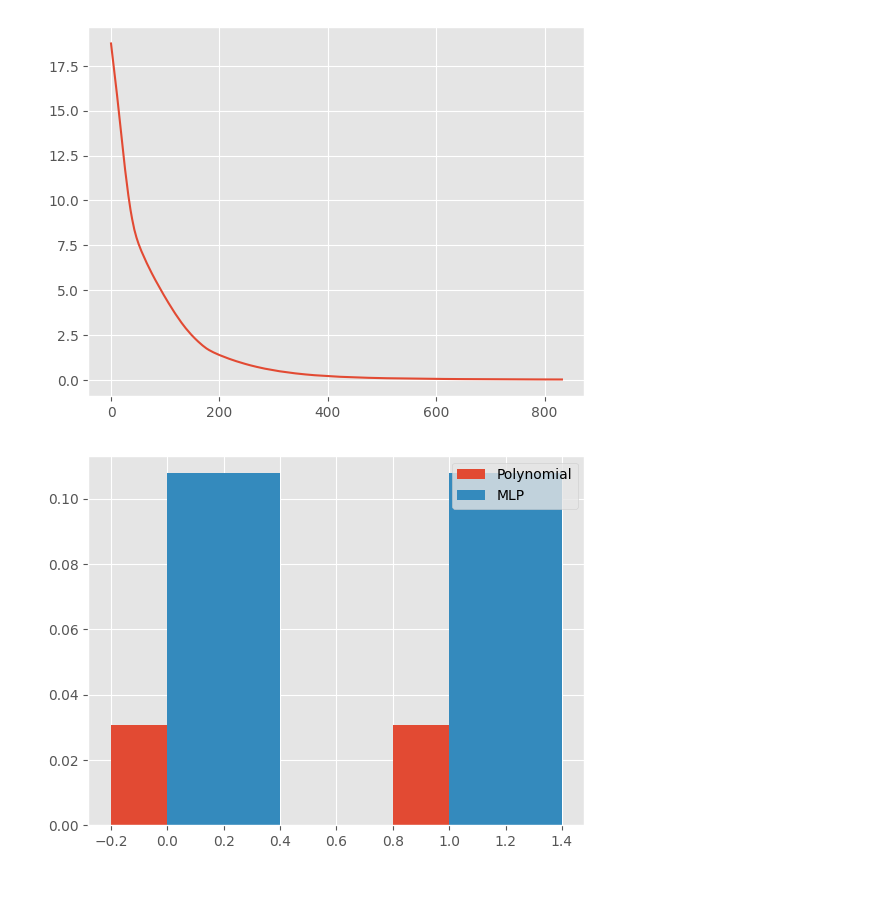
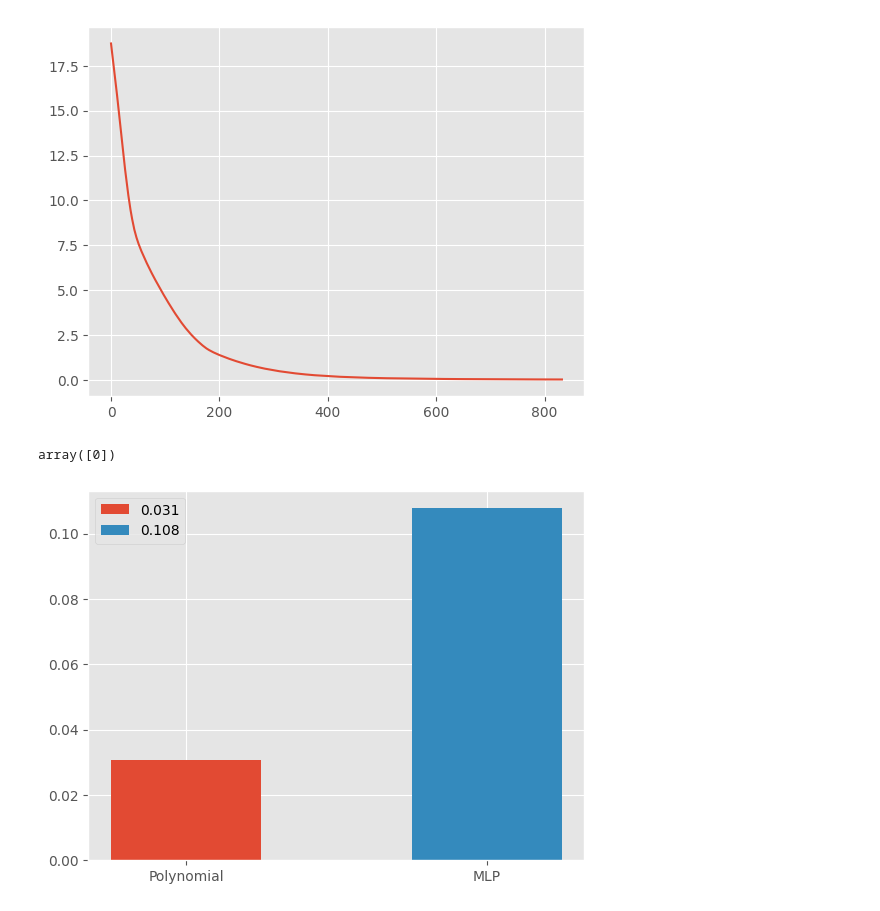
Before and after one commit to cm23ru-uol/MATH2603_individual_summative, a Jupyter notebook: main.ipynb, the cells around one changed output. Saved outputs shown, nothing was run; the diff lists cells and outputs as text; code cells hidden in the pictures.

Commit message:
updated bar chart to be nicer

```diff
--- a/main.ipynb
+++ b/main.ipynb
@@ -201,14 +201,20 @@ plt.plot(mlp_model.loss_curve_)
 # %% [output]
 [<matplotlib.lines.Line2D at 0x...>]
 [figure]
+# %%
+np.arange(1)
+# %% [output]
+array([0])
 # %%
-x = np.arange(2)
+x = np.arange(1)
 width = 0.4
 
-plt.bar(x, polynomial_mse_val, width, label='Polynomial')
-plt.bar(x + 0.2, mlp_mse, width, label='MLP')
+plt.bar(x, polynomial_mse_val, 0.2, label=round(polynomial_mse_val, 3))
+plt.bar(x + 0.4, mlp_mse, 0.2, label=round(mlp_mse, 3))
+
+plt.xticks([0, 0.4],['Polynomial', 'MLP'])
 
 plt.legend()
 plt.show()
 # %% [output]
-[figure, old version]
+[figure, new version]
```
Also changed, not shown: parts of 1 cell of this notebook, 1 other file.
